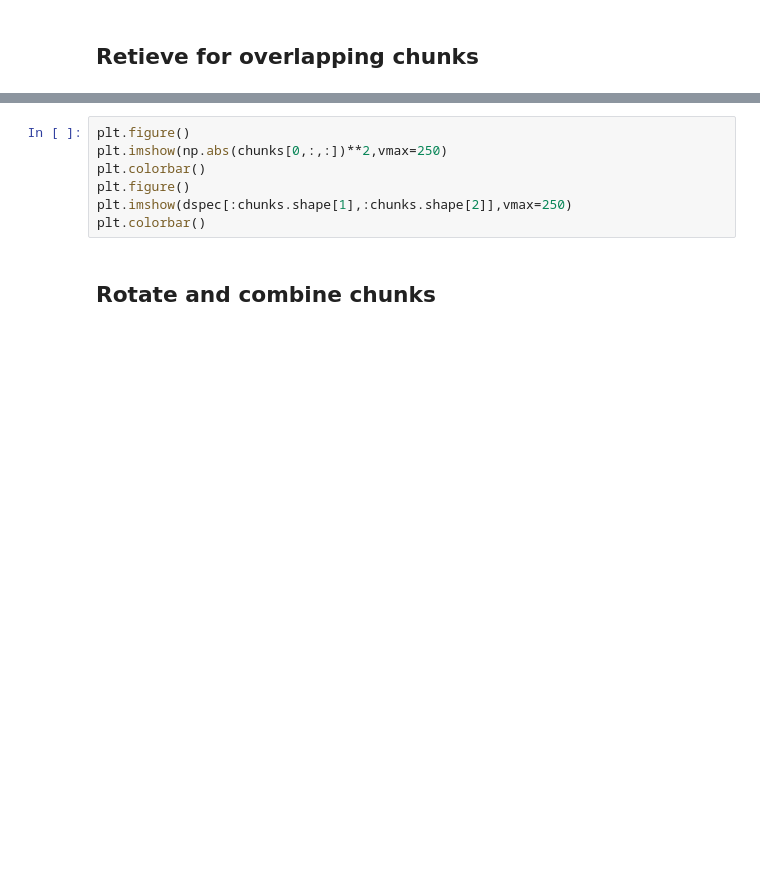
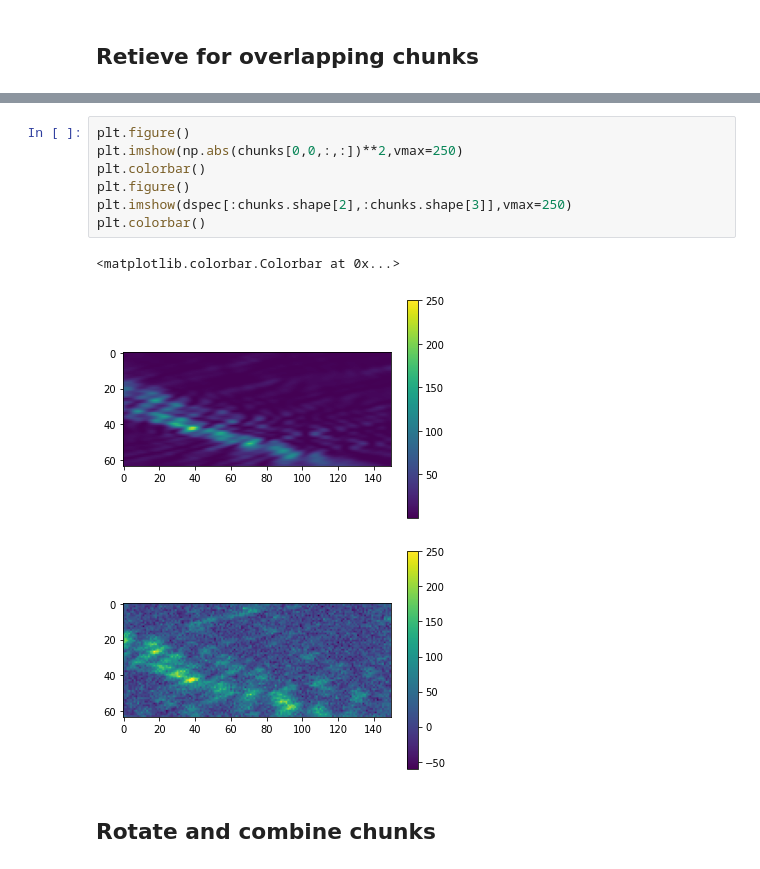
Before and after one commit to danielreardon/scintools, a Jupyter notebook: scintools/examples/THTHSample.ipynb, the cells around one changed output, grey strips where cells are left out. Drawn from its saved outputs; the diff is of its cells as text; blank space fills up the shorter version.

```diff
--- a/scintools/examples/THTHSample.ipynb
+++ b/scintools/examples/THTHSample.ipynb
@@ -284,10 +308,14 @@ for fc in range(nchunk):
 # %%
 plt.figure()
-plt.imshow(np.abs(chunks[0,:,:])**2,vmax=250)
+plt.imshow(np.abs(chunks[0,0,:,:])**2,vmax=250)
 plt.colorbar()
 plt.figure()
-plt.imshow(dspec[:chunks.shape[1],:chunks.shape[2]],vmax=250)
+plt.imshow(dspec[:chunks.shape[2],:chunks.shape[3]],vmax=250)
 plt.colorbar()
+# %% [output]
+<matplotlib.colorbar.Colorbar at 0x...>
+[figure, added]
+[figure, added]
 # %% [markdown]
 ## Rotate and combine chunks
 # %%
```
Also changed, not shown: parts of 8 cells of this notebook, 1 other file.
